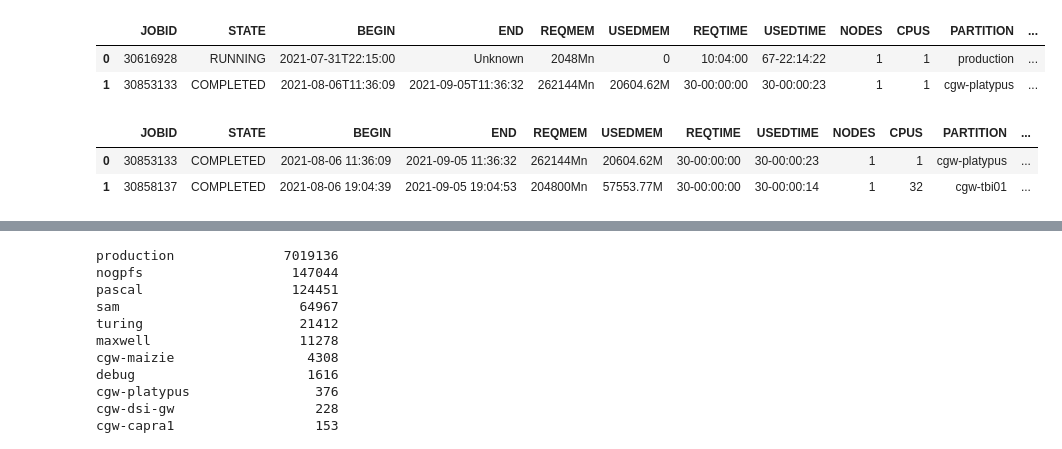
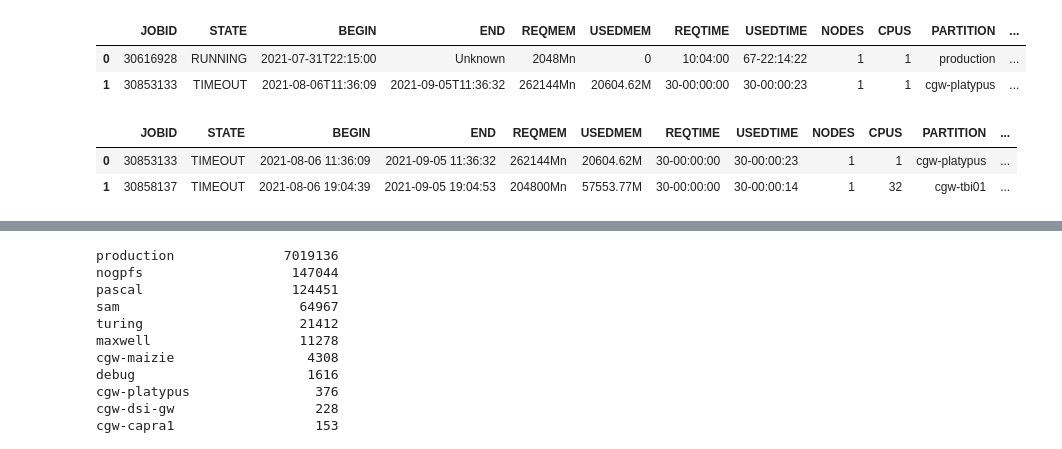
Before and after one commit to nedatahe/accre-candy-corn, a Jupyter notebook: notebooks/ACCRE.ipynb, the cells around one changed output, grey strips where cells are left out. Drawn from its saved outputs; the diff is of its cells as text; code cells hidden in the pictures.

```diff
--- a/notebooks/ACCRE.ipynb
+++ b/notebooks/ACCRE.ipynb
@@ -3,12 +7,12 @@ import pandas as pd
 # %%
 #read into the main body of data (there are three files to read)
 #jobs implies the 'jobs' the request of which has been sent to the servers at ACCRE
-jobs = pd.read_csv('../data/fullsample.csv')
+jobs = pd.read_csv('../data/accre.csv')
 jobs.head(2)
 # %% [output]
 |  | JOBID | STATE | BEGIN | END | REQMEM | USEDMEM | REQTIME | USEDTIME | NODES | CPUS | PARTITION | ... |
 | 0 | 30616928 | RUNNING | 2021-07-31T22:15:00 | Unknown | 2048Mn | 0 | 10:04:00 | 67-22:14:22 | 1 | 1 | production | ... |
-| 1 | 30853133 | COMPLETED | 2021-08-06T11:36:09 | 2021-09-05T11:36:32 | 262144Mn | 20604.62M | 30-00:00:00 | 30-00:00:23 | 1 | 1 | cgw-platypus | ... |
+| 1 | 30853133 | TIMEOUT | 2021-08-06T11:36:09 | 2021-09-05T11:36:32 | 262144Mn | 20604.62M | 30-00:00:00 | 30-00:00:23 | 1 | 1 | cgw-platypus | ... |
 # %%
 #turn the BEGIN and END columns data type into datetime
 jobs['BEGIN'] = pd.to_datetime(jobs['BEGIN'], format='%Y-%m-%d %H:%M:%S.%f', errors='coerce') #coerce turns the unknown data types into nulls
@@ -27,8 +31,8 @@ jobs = jobs[jobs['BEGIN'].notnull() & jobs['END'].notnull()].reset_index(drop =
 jobs.head(2)
 # %% [output]
 |  | JOBID | STATE | BEGIN | END | REQMEM | USEDMEM | REQTIME | USEDTIME | NODES | CPUS | PARTITION | ... |
-| 0 | 30853133 | COMPLETED | 2021-08-06 11:36:09 | 2021-09-05 11:36:32 | 262144Mn | 20604.62M | 30-00:00:00 | 30-00:00:23 | 1 | 1 | cgw-platypus | ... |
-| 1 | 30858137 | COMPLETED | 2021-08-06 19:04:39 | 2021-09-05 19:04:53 | 204800Mn | 57553.77M | 30-00:00:00 | 30-00:00:14 | 1 | 32 | cgw-tbi01 | ... |
+| 0 | 30853133 | TIMEOUT | 2021-08-06 11:36:09 | 2021-09-05 11:36:32 | 262144Mn | 20604.62M | 30-00:00:00 | 30-00:00:23 | 1 | 1 | cgw-platypus | ... |
+| 1 | 30858137 | TIMEOUT | 2021-08-06 19:04:39 | 2021-09-05 19:04:53 | 204800Mn | 57553.77M | 30-00:00:00 | 30-00:00:14 | 1 | 32 | cgw-tbi01 | ... |
 # %%
 #break the begin/end times into separate columns
 jobs['end_date'] = jobs['END'].dt.date
```
Also changed, not shown: parts of 51 cells of this notebook.
